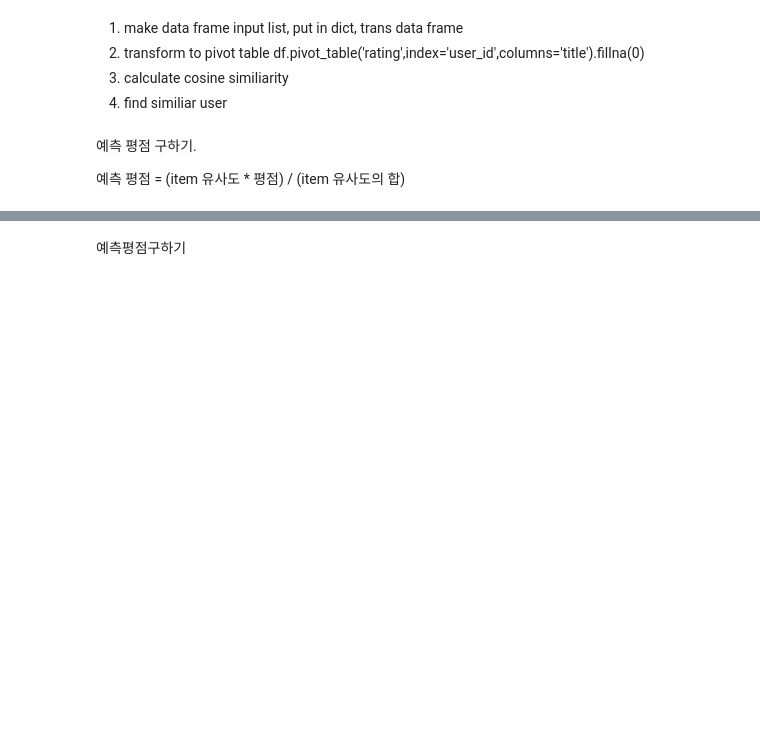
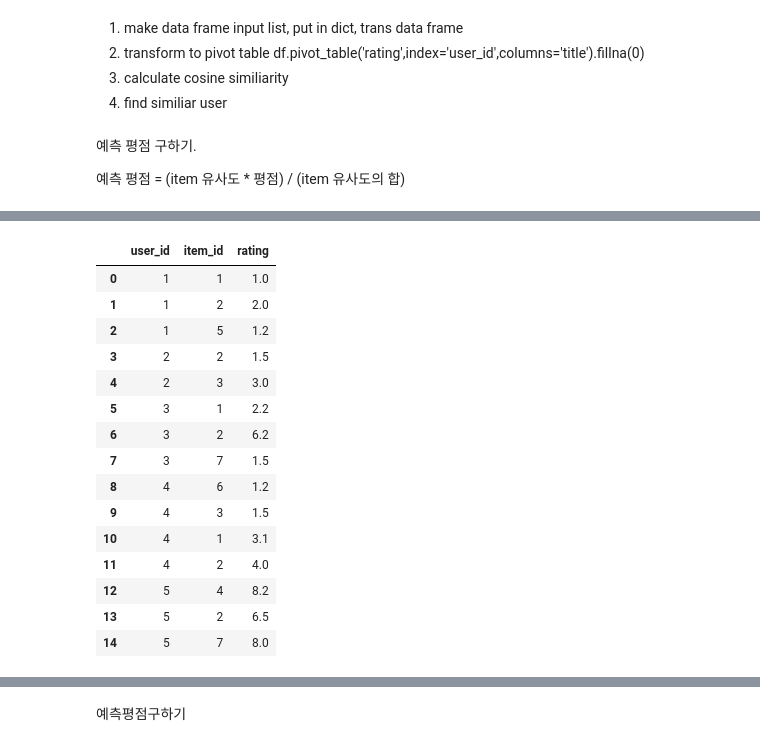
Before and after one commit to seunghyeon98/kakao_recsys_test, a Jupyter notebook: mini_reco.ipynb, the cells around one changed output, grey strips where cells are left out. Drawn from its saved outputs; the diff is of its cells as text; code cells hidden in the pictures; blank space fills up the shorter version.

```diff
--- a/mini_reco.ipynb
+++ b/mini_reco.ipynb
@@ -103,0 +152,19 @@ print('num_item_rec_top_M items for user 2',)
+# %%
+num_row_df
+# %% [output]
+|  | user_id | item_id | rating |
+| 0 | 1 | 1 | 1.0 |
+| 1 | 1 | 2 | 2.0 |
+| 2 | 1 | 5 | 1.2 |
+| 3 | 2 | 2 | 1.5 |
+| 4 | 2 | 3 | 3.0 |
+| 5 | 3 | 1 | 2.2 |
+| 6 | 3 | 2 | 6.2 |
+| 7 | 3 | 7 | 1.5 |
+| 8 | 4 | 6 | 1.2 |
+| 9 | 4 | 3 | 1.5 |
+| 10 | 4 | 1 | 3.1 |
+| 11 | 4 | 2 | 4.0 |
+| 12 | 5 | 4 | 8.2 |
+| 13 | 5 | 2 | 6.5 |
+| 14 | 5 | 7 | 8.0 |
```
Also changed, not shown: parts of 17 cells of this notebook.
